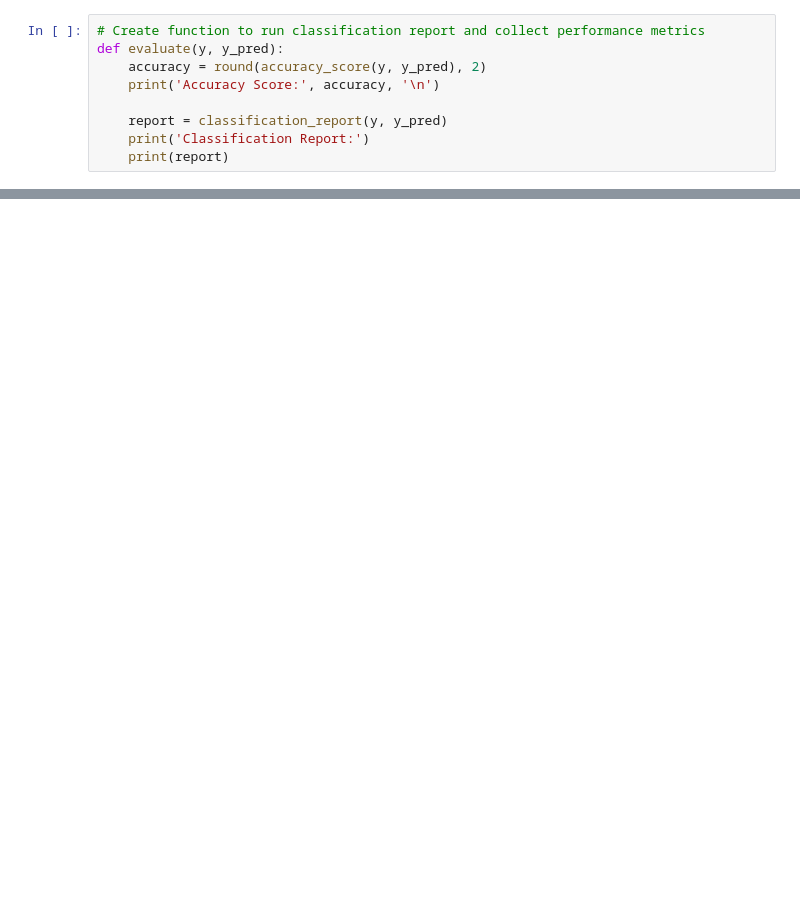
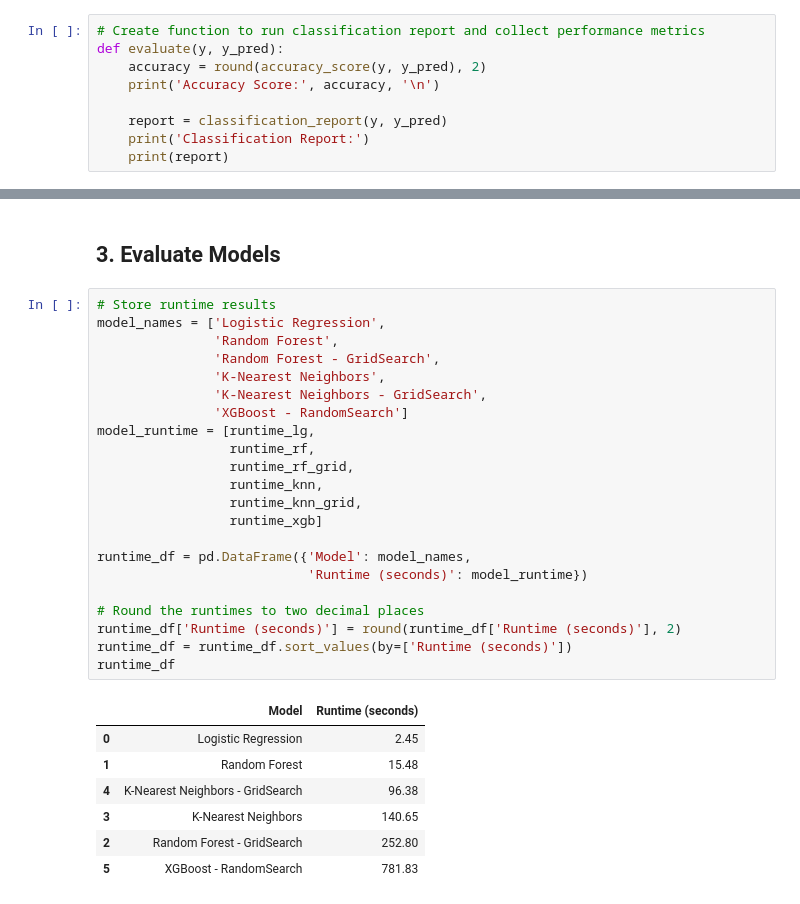
Before and after one commit to ebadakhter/ADS-599-Capstone-Project, a Jupyter notebook: code/model_notebook.ipynb, the cells around one changed output, grey strips where cells are left out. Saved outputs shown, nothing was run; the diff lists cells and outputs as text; blank space fills up the shorter version.

```diff
--- a/code/model_notebook.ipynb
+++ b/code/model_notebook.ipynb
@@ -609,0 +419,32 @@ evaluate(predicted_results, ground_truth)
+# %% [markdown]
+## 3. Evaluate Models
+# %%
+# Store runtime results
+model_names = ['Logistic Regression',
+               'Random Forest',
+               'Random Forest - GridSearch',
+               'K-Nearest Neighbors',
+               'K-Nearest Neighbors - GridSearch',
+               'XGBoost - RandomSearch']
+model_runtime = [runtime_lg,
+                 runtime_rf,
+                 runtime_rf_grid,
+                 runtime_knn,
+                 runtime_knn_grid,
+                 runtime_xgb]
+
+runtime_df = pd.DataFrame({'Model': model_names,
+                           'Runtime (seconds)': model_runtime})
+
+# Round the runtimes to two decimal places
+runtime_df['Runtime (seconds)'] = round(runtime_df['Runtime (seconds)'], 2)
+runtime_df = runtime_df.sort_values(by=['Runtime (seconds)'])
+runtime_df
+# %% [output]
+|  | Model | Runtime (seconds) |
+| 0 | Logistic Regression | 2.45 |
+| 1 | Random Forest | 15.48 |
+| 4 | K-Nearest Neighbors - GridSearch | 96.38 |
+| 3 | K-Nearest Neighbors | 140.65 |
+| 2 | Random Forest - GridSearch | 252.80 |
+| 5 | XGBoost - RandomSearch | 781.83 |
```
Also changed, not shown: parts of 53 cells of this notebook.
